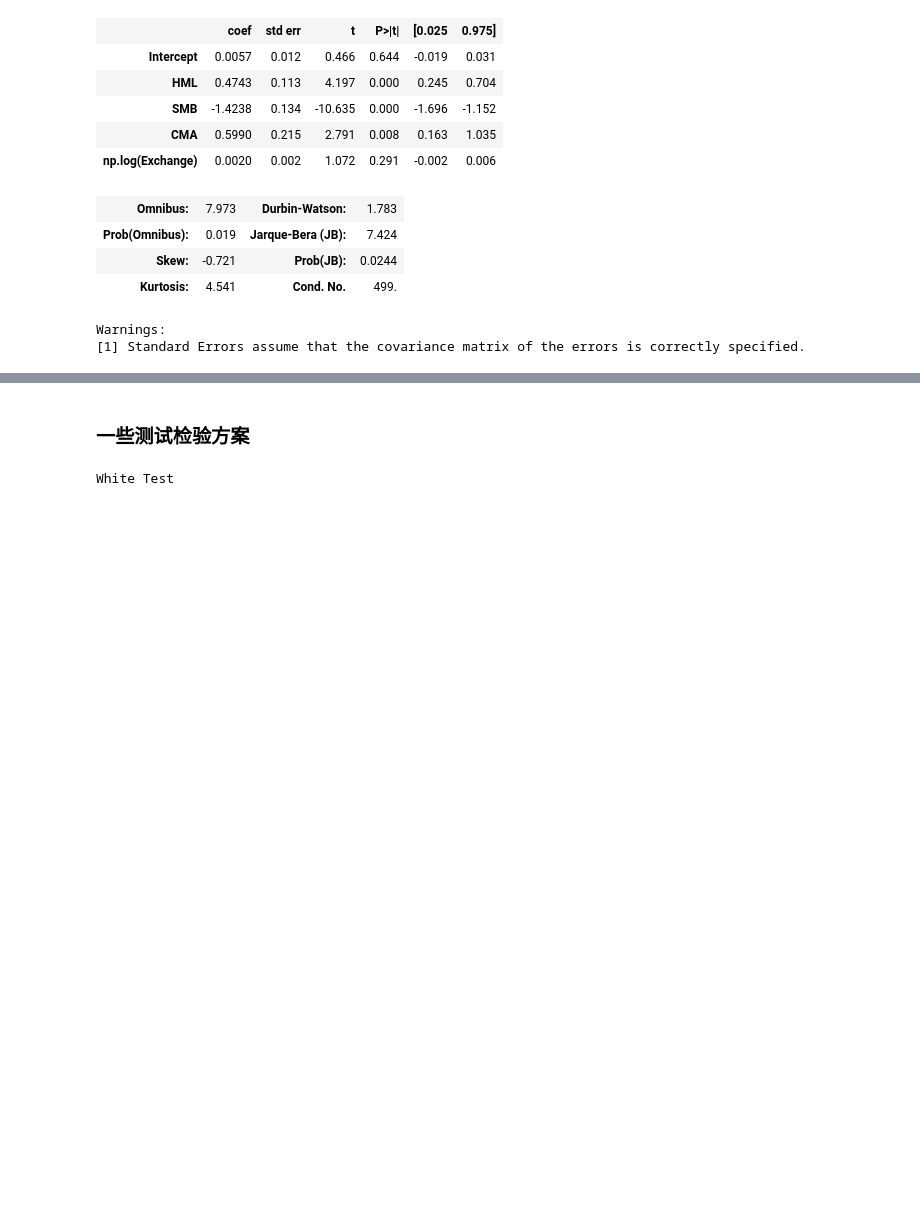
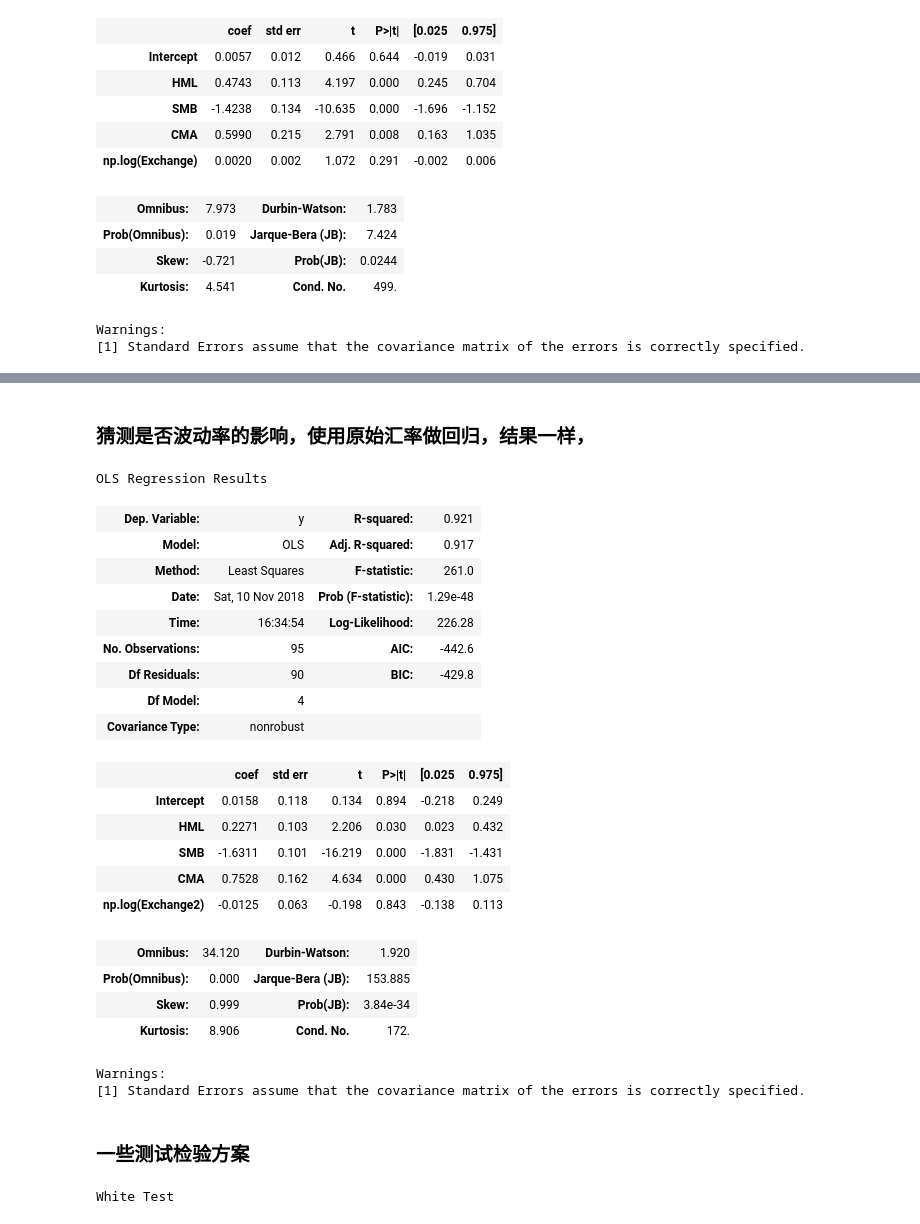
Before and after one commit to brainee/fama, a Jupyter notebook: fama5/zy-fama-frech-4-generial.ipynb, the cells around one changed output, grey strips where cells are left out. Cells and saved outputs as stored; diff of their text form; code cells hidden in the pictures; blank space fills up the shorter version.

```diff
--- a/fama5/zy-fama-frech-4-generial.ipynb
+++ b/fama5/zy-fama-frech-4-generial.ipynb
@@ -1681,3 +1714,37 @@ Warnings:
+# %% [markdown]
+### 猜测是否波动率的影响，使用原始汇率做回归，结果一样，
+# %%
+# s_exchange.shift()#NaN
+# s_exchange.pop("2010-04-02")
+df_xy["Exchange2"]=s_exchange
+
+ols_model = smf.ols('y ~ HML + SMB + CMA + Exchange2 ', data=df_xy)
+# ols_model = smf.ols('y ~ HML + SMB + CMA + np.log(Exchange2) ', data=df_xy)
+results = ols_model.fit()#cov_type='HC3'
+results.summary()
+# %% [output]
+OLS Regression Results
+| Dep. Variable: | y | R-squared: | 0.921 |
+| Model: | OLS | Adj. R-squared: | 0.917 |
+| Method: | Least Squares | F-statistic: | 261.0 |
+| Date: | Sat, 10 Nov 2018 | Prob (F-statistic): | 1.29e-48 |
+| Time: | 16:34:54 | Log-Likelihood: | 226.28 |
+| No. Observations: | 95 | AIC: | -442.6 |
+| Df Residuals: | 90 | BIC: | -429.8 |
+| Df Model: | 4 |  |  |
+| Covariance Type: | nonrobust |  |  |
+|  | coef | std err | t | P>|t| | [0.025 | 0.975] |
+| Intercept | 0.0158 | 0.118 | 0.134 | 0.894 | -0.218 | 0.249 |
+| HML | 0.2271 | 0.103 | 2.206 | 0.030 | 0.023 | 0.432 |
+| SMB | -1.6311 | 0.101 | -16.219 | 0.000 | -1.831 | -1.431 |
+| CMA | 0.7528 | 0.162 | 4.634 | 0.000 | 0.430 | 1.075 |
+| np.log(Exchange2) | -0.0125 | 0.063 | -0.198 | 0.843 | -0.138 | 0.113 |
+| Omnibus: | 34.120 | Durbin-Watson: | 1.920 |
+| Prob(Omnibus): | 0.000 | Jarque-Bera (JB): | 153.885 |
+| Skew: | 0.999 | Prob(JB): | 3.84e-34 |
+| Kurtosis: | 8.906 | Cond. No. | 172. |
+Warnings:
+[1] Standard Errors assume that the covariance matrix of the errors is correctly specified.
 # %% [markdown]
 ### 一些测试检验方案
 # %%
```
Also changed, not shown: parts of 6 cells of this notebook, 3 other files.
